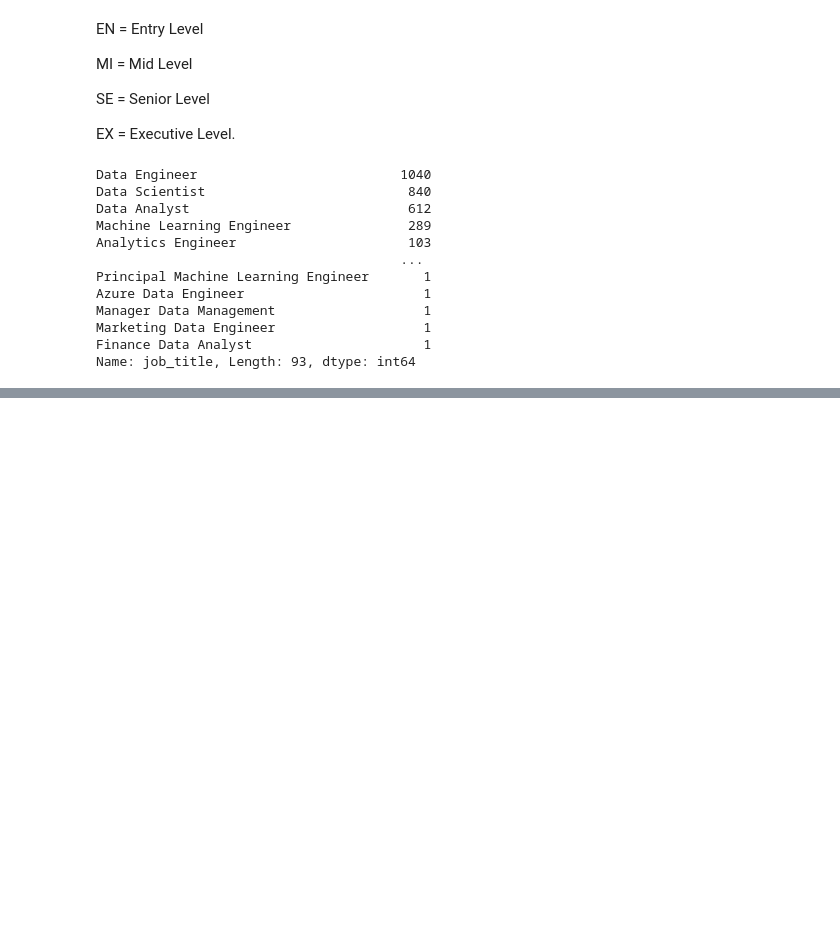
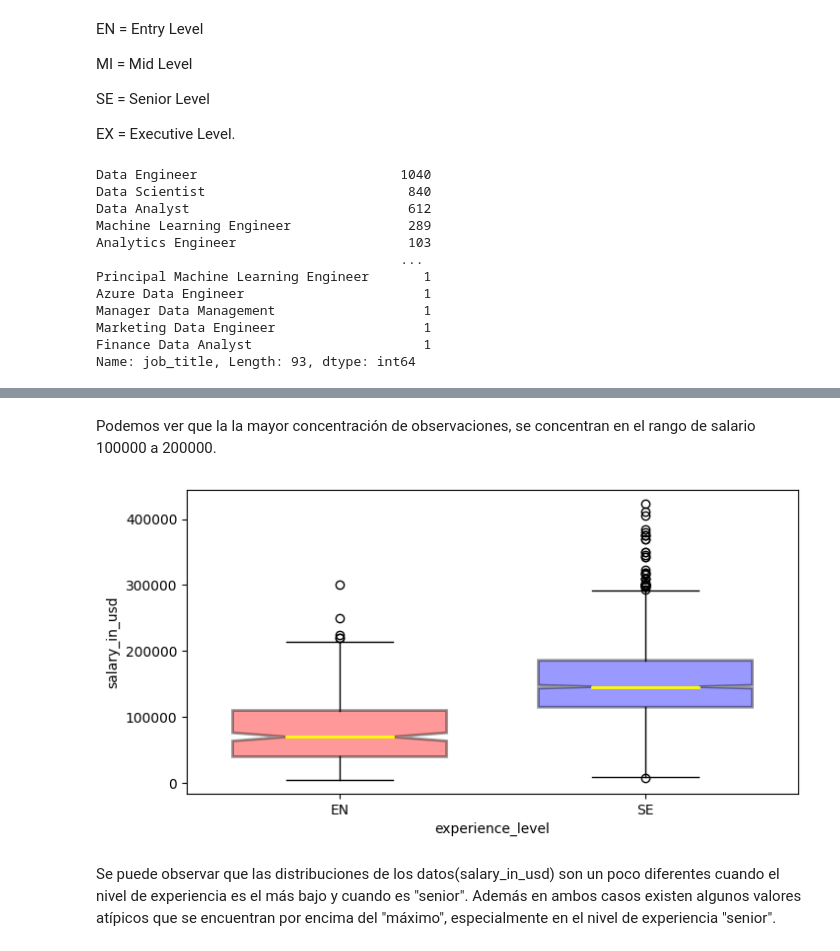
Before and after one commit to patricioegas/Prediccion-de-salarios, a Jupyter notebook: Salarios_DS2023.ipynb, the cells around one changed output, grey strips where cells are left out. Saved outputs shown, nothing was run; the diff lists cells and outputs as text; code cells hidden in the pictures; blank space fills up the shorter version.

```diff
--- a/Salarios_DS2023.ipynb
+++ b/Salarios_DS2023.ipynb
@@ -133,0 +165,29 @@ Name: job_title, Length: 93, dtype: int64
+# %% [markdown]
+Podemos ver que la la mayor concentración de observaciones, se concentran en el rango de salario 100000 a 200000.
+# %%
+# Para analizar mejor los salarios, se genera un gráfico agregando una variable categórica
+# Se genera estilo seaborn
+# Se generan dos df, uno para cada filtro creado
+# Se genera el boxplot
+entry_level = df.loc[df['experience_level']==0,'salary_in_usd']
+senior_level = df.loc[df['experience_level']==2,'salary_in_usd']
+fig, axes = plt.subplots(nrows = 1, ncols = 1, figsize = (8,4))
+boxplots = axes.boxplot([entry_level,senior_level],
+           notch = True,
+           labels=['EN', 'SE'],
+           widths = .7,
+           patch_artist=True,
+           medianprops = dict(linestyle='-', linewidth=2, color='Yellow'),
+           boxprops = dict(linestyle='--', linewidth=2, color='Black', facecolor = 'blue', alpha = .4)
+          );
+# Se personaliza el gráfico
+boxplot1 = boxplots['boxes'][0]
+boxplot1.set_facecolor('red')
+plt.xlabel('experience_level', fontsize = 10);
+plt.ylabel('salary_in_usd', fontsize = 10);
+plt.xticks(fontsize = 10);
+plt.yticks(fontsize = 10);
+# %% [output]
+[figure, added]
+# %% [markdown]
+Se puede observar que las distribuciones de los datos(salary_in_usd) son un poco diferentes cuando el nivel de experiencia es el más bajo y cuando es "senior". Además en ambos casos existen algunos valores atípicos que se encuentran por encima del "máximo", especialmente en el nivel de experiencia "senior".
```
Also changed, not shown: parts of 4 cells of this notebook.
